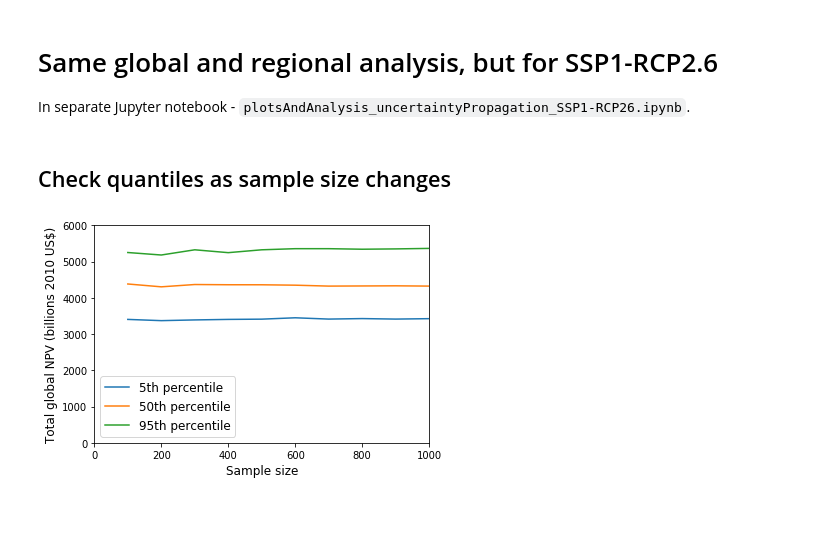
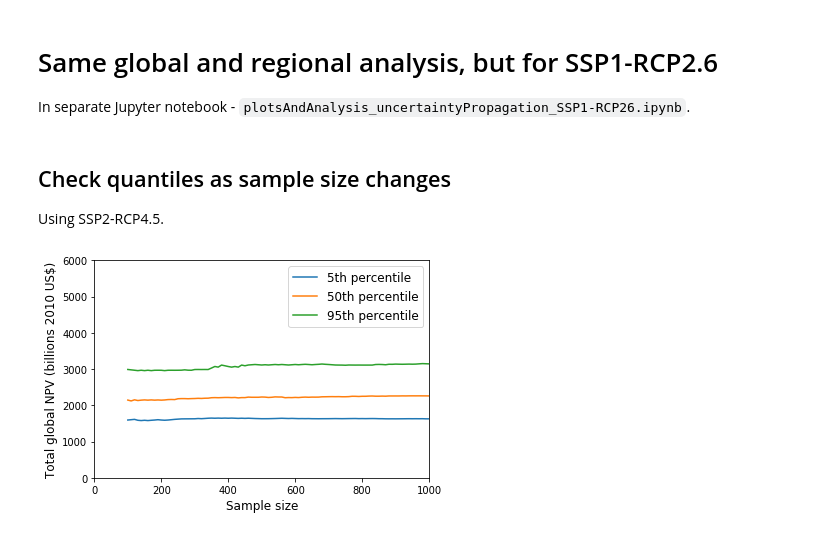
Before and after one commit to raddleverse/CIAM_uncertainty_propagation, a Jupyter notebook: work_uncertainty_propagation/plotsAndAnalysis_uncertaintyPropagation.ipynb, the cells around one changed output. Cells and saved outputs as stored; diff of their text form; code cells hidden in the pictures.

```diff
--- a/work_uncertainty_propagation/plotsAndAnalysis_uncertaintyPropagation.ipynb
+++ b/work_uncertainty_propagation/plotsAndAnalysis_uncertaintyPropagation.ipynb
@@ -34,3 +30,7 @@ scenarios = [(1,26),(2,45),(4,60)]
+# %%
+scenarios = [(1,26),(2,45),(4,60),(5,85)]
+surge_option = 0
+panels = ["a.","b.","c.","d.","e.","f.","g.","h."]
 # %% [markdown]
 ### Initialize some dicts of DataFrames
 
@@ -537,21 +446,23 @@ print(dfOut)
 In separate Jupyter notebook - `plotsAndAnalysis_uncertaintyPropagation_SSP1-RCP26.ipynb`.
 # %% [markdown]
 ## Check quantiles as sample size changes
+
+Using SSP2-RCP4.5.
 # %%
-sample_sizes = np.arange(start=100,stop=1100,step=100)
+sample_sizes = np.arange(start=100,stop=1100,step=10)
 quantiles = np.zeros((len(sample_sizes),3))
 for ii in range(len(sample_sizes)):
-    quantiles[ii,0] = dfS[:sample_sizes[ii]]["npv"].quantile(.05)
-    quantiles[ii,1] = dfS[:sample_sizes[ii]]["npv"].quantile(.5)
-    quantiles[ii,2] = dfS[:sample_sizes[ii]]["npv"].quantile(.95)
+    quantiles[ii,0] = dfS[(2,45)][:sample_sizes[ii]]["npv"].quantile(.05)
+    quantiles[ii,1] = dfS[(2,45)][:sample_sizes[ii]]["npv"].quantile(.5)
+    quantiles[ii,2] = dfS[(2,45)][:sample_sizes[ii]]["npv"].quantile(.95)
 
 fig, ax = plt.subplots(1,1,figsize=(6,4))
 plt.plot(sample_sizes, quantiles[:,0], label="5th percentile")
 plt.plot(sample_sizes, quantiles[:,1], label="50th percentile")
 plt.plot(sample_sizes, quantiles[:,2], label="95th percentile")
 plt.xlim([0,1000]); plt.ylim([0,6000])
 plt.xlabel("Sample size", fontsize=12); plt.ylabel("Total global NPV (billions 2010 US$)", fontsize=12)
 plt.legend(loc="best", fontsize=12)
 fig.savefig(plotdir+"/quantiles_sample_size.pdf", bbox_inches='tight');
 # %% [output]
-[figure, old version]
+[figure, new version]
```
Also changed, not shown: parts of 22 cells of this notebook.
